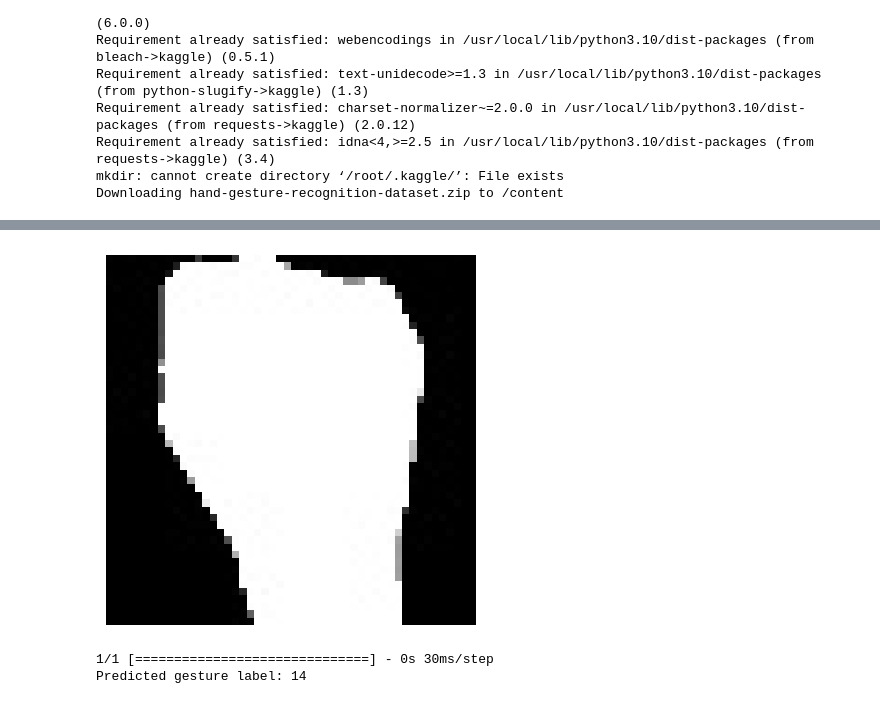
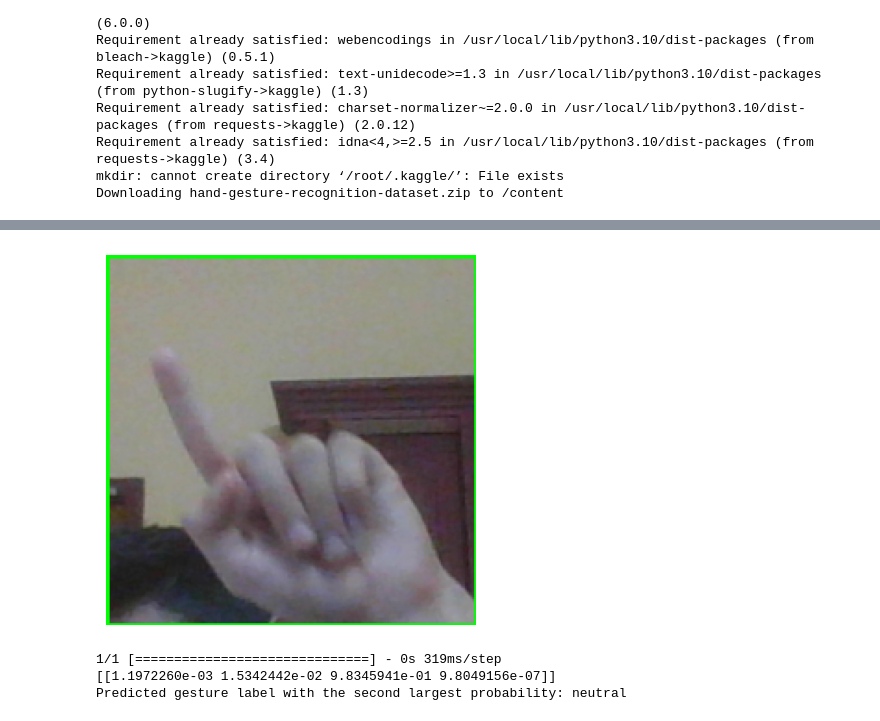
Before and after one commit to AnsahMohammad/gesture-scroll, a Jupyter notebook: Docs/Hand_Gesture.ipynb, the cells around one changed output, grey strips where cells are left out. Saved outputs shown, nothing was run; the diff lists cells and outputs as text; code cells hidden in the pictures.

Commit message:
updated model

```diff
--- a/Docs/Hand_Gesture.ipynb
+++ b/Docs/Hand_Gesture.ipynb
@@ -71,6 +72,7 @@ categories = {
     "down": 0,
     "neutral": 1,
     "up": 2,
+    "other": 3
 }
 
 
@@ -139,5 +141,5 @@ num_classes = len(categories)
 model = create_model(input_shape, num_classes)
 
 # Train the model
-model.fit(X_train, y_train, epochs=10, batch_size=32, validation_data=(X_test, y_test))
+model.fit(X_train, y_train, epochs=20, batch_size=32, validation_data=(X_test, y_test))
 # %% [output]
@@ -194,41 +193,40 @@ from tensorflow.keras.models import save_model, load_model
 # Save the trained model
 model.save("gesture_detection_model.h5")
 # %%
-import cv2
-
-import matplotlib.pyplot as plt
-
-image_path = "/1004.jpeg"
+image_path = "hand_62.png"  # Make sure this is the correct path to your image
 img = cv2.imread(image_path)
 
-# Load and preprocess the image for prediction
-image_path = "./1004.jpg"
-img = cv2.imread(image_path)
+# Convert BGR to RGB for correct colors
+img_rgb = cv2.cvtColor(img, cv2.COLOR_BGR2RGB)
 
-plt.imshow(cv2.cvtColor(img, cv2.COLOR_BGR2RGB))  # Convert BGR to RGB for correct colors
+plt.imshow(img_rgb)
 plt.axis("off")  # Hide the axis ticks and labels
 plt.show()
 
 img = cv2.resize(img, (50, 50))
 img = img.astype("float32") / 255.0
 img = np.expand_dims(img, axis=0)  # Add a batch dimension
 
-# Make predictions on the image
+# Make predictions on the image using the pre-trained model (assuming 'model' is defined)
 predicted_probabilities = model.predict(img)
-predicted_label = np.argmax(predicted_probabilities)
+print(predicted_probabilities)
 
-# Get the label from the categories dictionary
+# Get the index of the second largest probability
+second_largest_index = np.argsort(predicted_probabilities[0])[-2]
+
+# Get the label from the categories dictionary (assuming 'categories' is defined)
 gesture_label = None
 for label, value in categories.items():
-    if value == predicted_label:
+    if value == second_largest_index:
         gesture_label = label
         break
 
-print("Predicted gesture label:", gesture_label)
+print("Predicted gesture label with the second largest probability:", gesture_label)
 # %% [output]
-[figure, old version]
+[figure, new version]
-1/1 [==============================] - 0s 30ms/step
-Predicted gesture label: 14
+1/1 [==============================] - 0s 319ms/step
+[[1.1972260e-03 1.5342442e-02 9.8345941e-01 9.8049156e-07]]
+Predicted gesture label with the second largest probability: neutral
 # %%
 # # Load the saved model
 # loaded_model = load_model("gesture_detection_model.h5")
```
Also changed, not shown: parts of 5 cells of this notebook, 2 other files.
